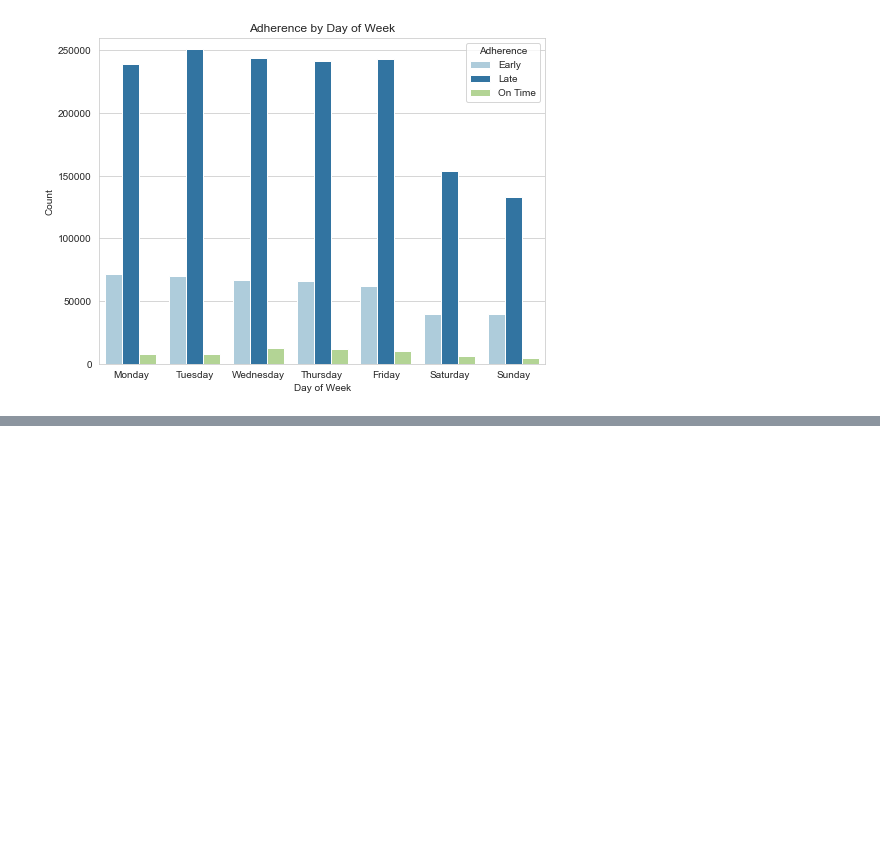
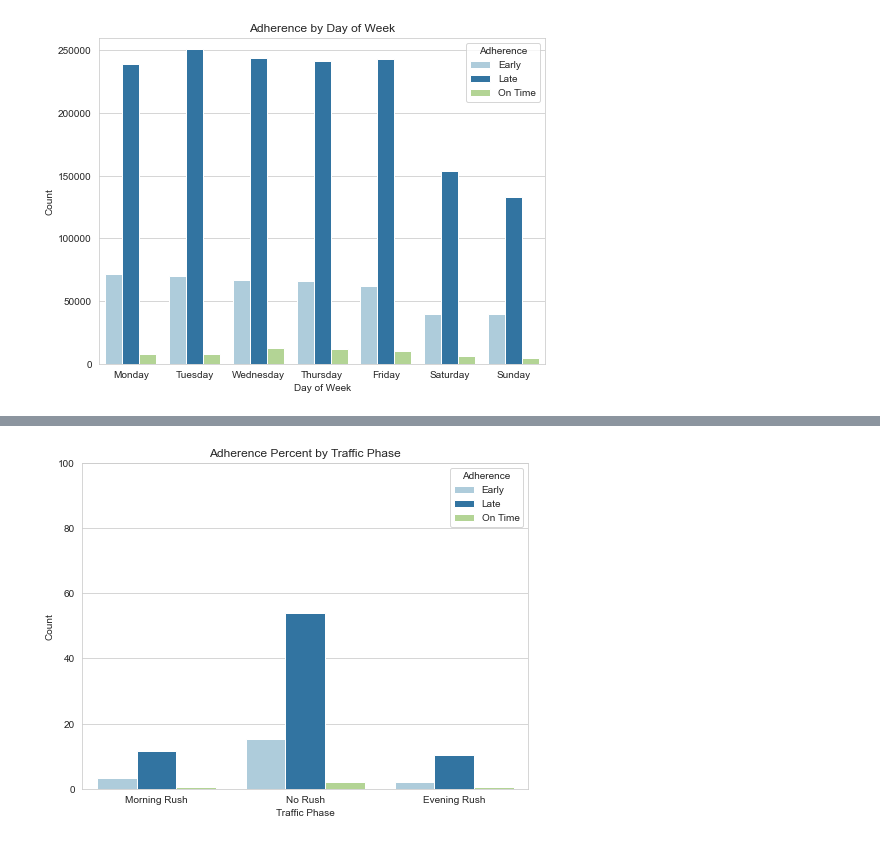
Before and after one commit to NSS-Data-Analytics-Cohort-7/wego-python-bit-my_finger, a Jupyter notebook: notebook/wego-project.ipynb, the cells around one changed output, grey strips where cells are left out. Cells and saved outputs as stored; diff of their text form; code cells hidden in the pictures; blank space fills up the shorter version.

Commit message:
working on visualizations

```diff
--- a/notebook/wego-project.ipynb
+++ b/notebook/wego-project.ipynb
@@ -566,0 +601,25 @@ hw_clean.groupby(['RUSH_HOUR']).agg({'ADHERENCE':['mean']})
+# %%
+##chart to compare adherence per day
+
+early = pd.DataFrame({'x':['Morning Rush', 'No Rush', 'Evening Rush'],
+                       'y':[3.4, 15.4, 2.2]})
+late = pd.DataFrame({'x':['Morning Rush', 'No Rush', 'Evening Rush'],
+                         'y':[11.7, 53.9, 10.3]})
+ontime = pd.DataFrame({'x':['Morning Rush', 'No Rush', 'Evening Rush'],
+                          'y':[.49, 2.2, .4]})
+
+early['Adherence']='Early'
+late['Adherence']='Late'
+ontime['Adherence']='On Time'
+res=pd.concat([early, late, ontime])
+sns.set_style('whitegrid')
+fig, ax = plt.subplots(figsize=(8,6))
+sns.barplot(x='x',y='y',data=res,hue='Adherence', palette='Paired', ax=ax)
+plt.xlabel('Traffic Phase')
+plt.ylabel('Count')
+plt.ylim(0, 100)
+plt.title('Adherence Percent by Traffic Phase')
+#plt.savefig('adh-by-dow.png')
+plt.show()
+# %% [output]
+[figure, added]
```
Also changed, not shown: parts of 14 cells of this notebook.
